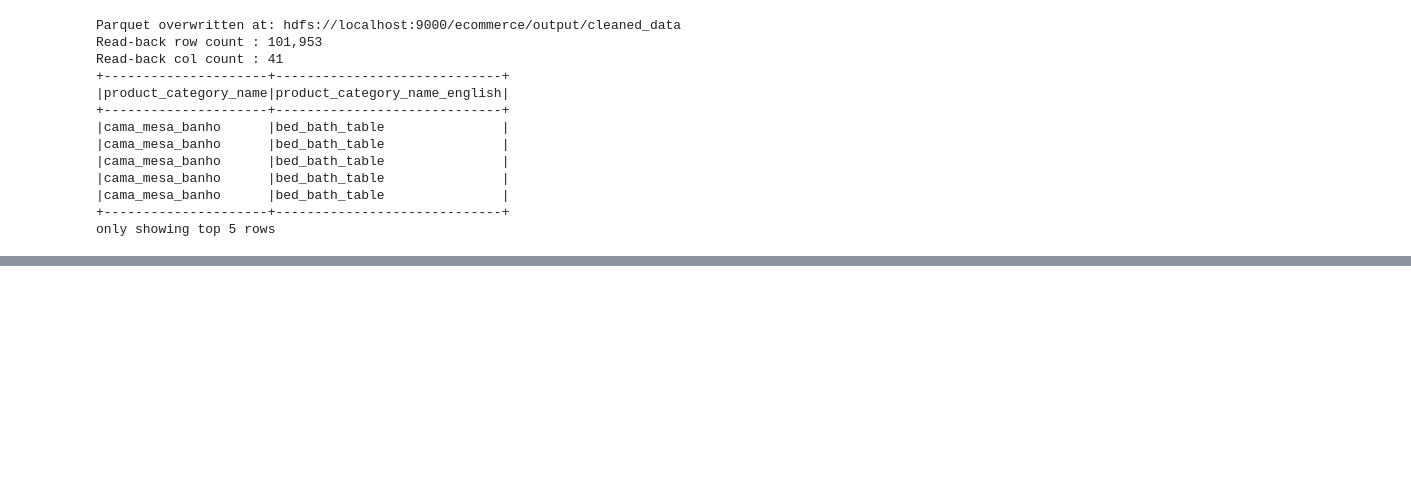
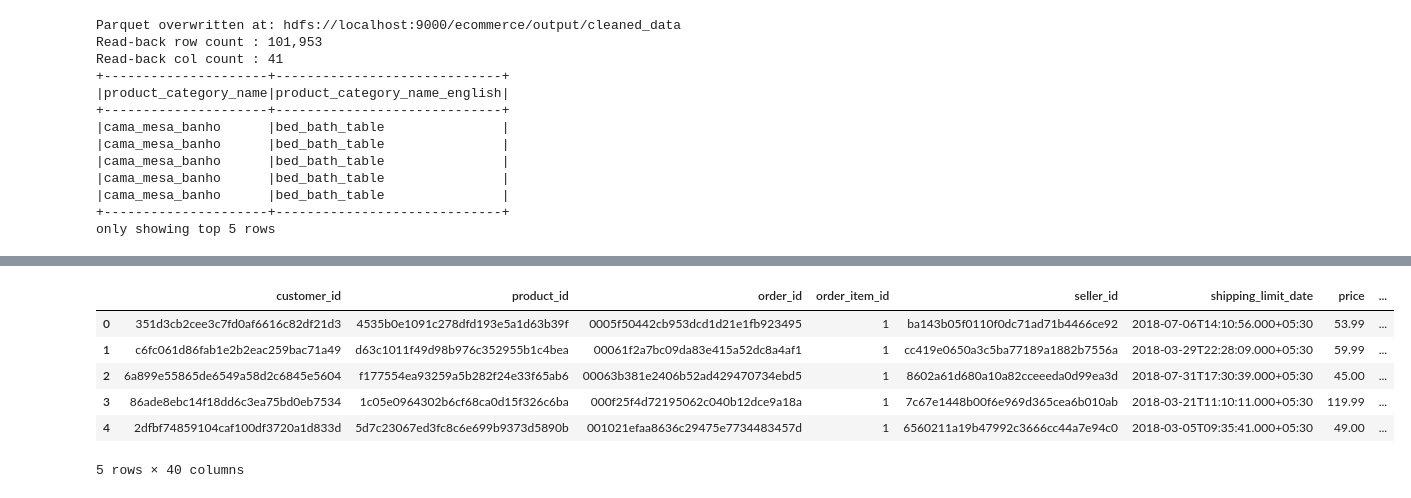
Before and after one commit to Malinda1/ecommerce-recommendation-spark, a Jupyter notebook: notebooks/01_data_loading_cleaning.ipynb, the cells around one changed output, grey strips where cells are left out. Saved outputs shown, nothing was run; the diff lists cells and outputs as text; code cells hidden in the pictures; blank space fills up the shorter version.

Commit message:
Final cleaned dataset stored locally

```diff
--- a/notebooks/01_data_loading_cleaning.ipynb
+++ b/notebooks/01_data_loading_cleaning.ipynb
@@ -1709,0 +1741,18 @@ only showing top 5 rows
+# %%
+import pandas as pd
+
+Clean_dataset = pd.read_csv('/Users/pasindumalinda/Project-04/ecommerce-recommendation-spark/data/processed/cleaned_data_full.csv')
+
+# row and column count
+print(f"Rows    : {Clean_dataset.shape[0]:,}")
+print(f"Columns : {Clean_dataset.shape[1]}")
+
+# null values
+print("\nNull Value Summary:")
+null_summary = Clean_dataset.isnull().sum()
+null_pct = (Clean_dataset.isnull().sum() / len(Clean_dataset) * 100).round(2)
+null_df = pd.DataFrame({'Nulls': null_summary, '%': null_pct})
+print(null_df[null_df['Nulls'] > 0].to_string())
+
+print(f"\nTotal nulls : {Clean_dataset.isnull().sum().sum():,}")
+print(f"Columns with nulls: {(null_summary > 0).sum()}")
@@ -1709,0 +1771,10 @@ only showing top 5 rows
+# %%
+Clean_dataset.head()
+# %% [output]
+|  | customer_id | product_id | order_id | order_item_id | seller_id | shipping_limit_date | price | ... |
+| 0 | 351d3cb2cee3c7fd0af6616c82df21d3 | 4535b0e1091c278dfd193e5a1d63b39f | 0005f50442cb953dcd1d21e1fb923495 | 1 | ba143b05f0110f0dc71ad71b4466ce92 | 2018-07-06T14:10:56.000+05:30 | 53.99 | ... |
+| 1 | c6fc061d86fab1e2b2eac259bac71a49 | d63c1011f49d98b976c352955b1c4bea | 00061f2a7bc09da83e415a52dc8a4af1 | 1 | cc419e0650a3c5ba77189a1882b7556a | 2018-03-29T22:28:09.000+05:30 | 59.99 | ... |
+| 2 | 6a899e55865de6549a58d2c6845e5604 | f177554ea93259a5b282f24e33f65ab6 | 00063b381e2406b52ad429470734ebd5 | 1 | 8602a61d680a10a82cceeeda0d99ea3d | 2018-07-31T17:30:39.000+05:30 | 45.00 | ... |
+| 3 | 86ade8ebc14f18dd6c3ea75bd0eb7534 | 1c05e0964302b6cf68ca0d15f326c6ba | 000f25f4d72195062c040b12dce9a18a | 1 | 7c67e1448b00f6e969d365cea6b010ab | 2018-03-21T11:10:11.000+05:30 | 119.99 | ... |
+| 4 | 2dfbf74859104caf100df3720a1d833d | 5d7c23067ed3fc8c6e699b9373d5890b | 001021efaa8636c29475e7734483457d | 1 | 6560211a19b47992c3666cc44a7e94c0 | 2018-03-05T09:35:41.000+05:30 | 49.00 | ... |
+5 rows × 40 columns
```
Also changed, not shown: parts of 2 cells of this notebook, 1 other file.
